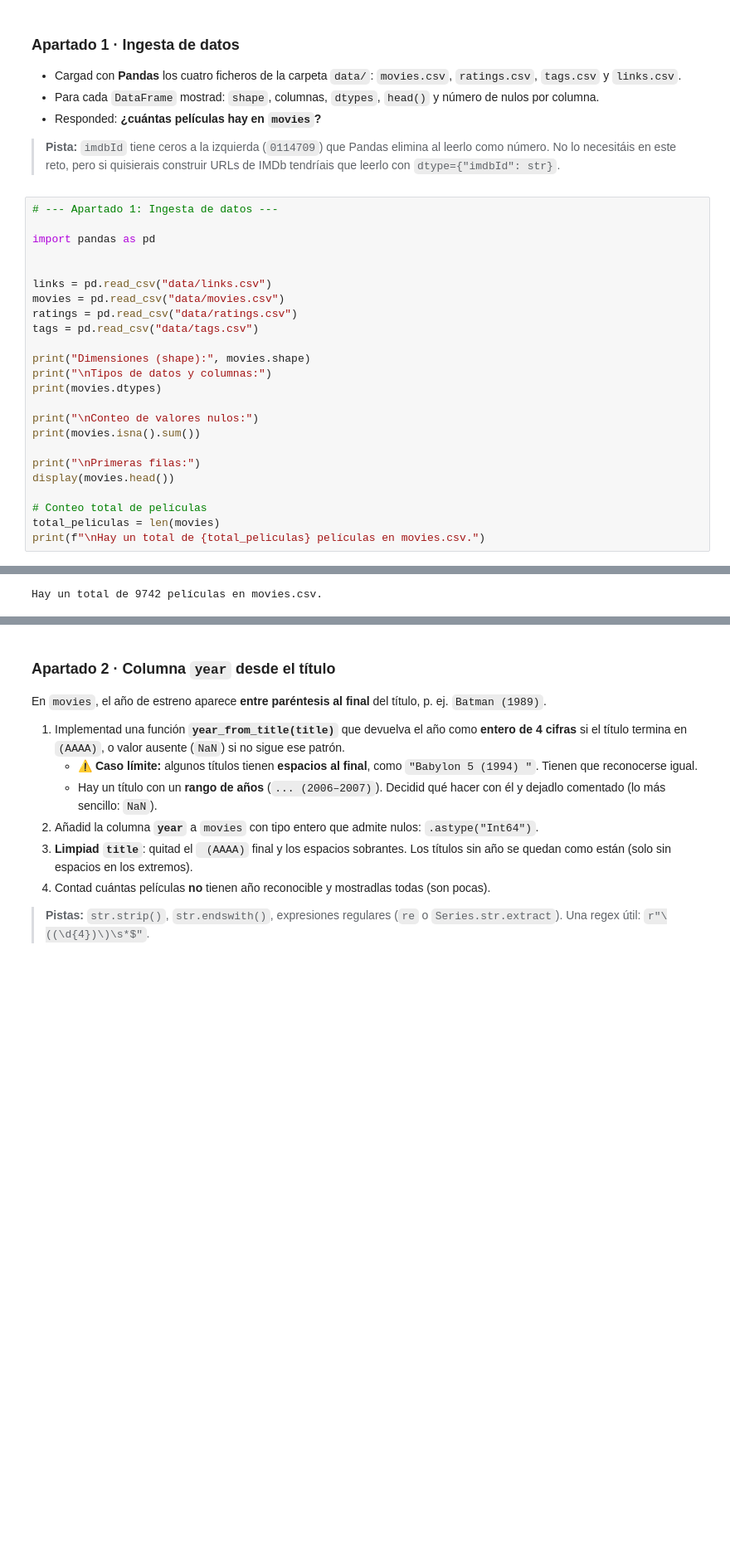
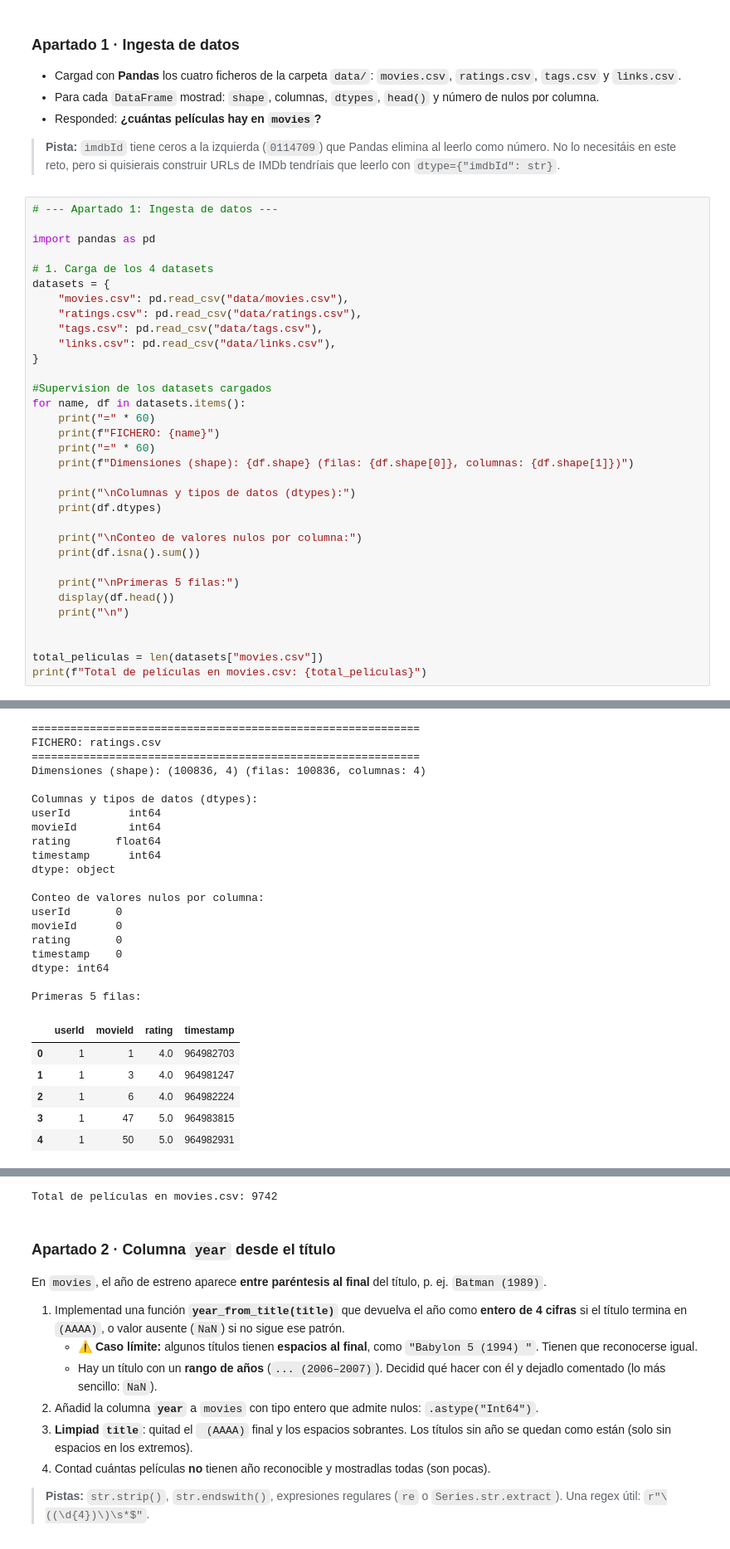
Before and after one commit to gonzalezsimancasalicia-cell/T10_Challenge, a Jupyter notebook: TC_01_Movies/01_ingesta_limpieza.ipynb, the cells around one changed output, grey strips where cells are left out. Shown at 83% size. Saved outputs shown, nothing was run; the diff lists cells and outputs as text; blank space fills up the shorter version.

Commit message:
Modificacion codigo ingesta de datos, faltaba por incluir el resto de csv

```diff
--- a/TC_01_Movies/01_ingesta_limpieza.ipynb
+++ b/TC_01_Movies/01_ingesta_limpieza.ipynb
@@ -26,23 +26,32 @@ Cargáis los cuatro CSV, los inspeccionáis y creáis la columna `year` a partir
 
 import pandas as pd
 
+# 1. Carga de los 4 datasets
+datasets = {
+    "movies.csv": pd.read_csv("data/movies.csv"),
+    "ratings.csv": pd.read_csv("data/ratings.csv"),
+    "tags.csv": pd.read_csv("data/tags.csv"),
+    "links.csv": pd.read_csv("data/links.csv"),
+}
 
-links = pd.read_csv("data/links.csv")
-movies = pd.read_csv("data/movies.csv")
-ratings = pd.read_csv("data/ratings.csv")
-tags = pd.read_csv("data/tags.csv")
+#Supervision de los datasets cargados
+for name, df in datasets.items():
+    print("=" * 60)
+    print(f"FICHERO: {name}")
+    print("=" * 60)
+    print(f"Dimensiones (shape): {df.shape} (filas: {df.shape[0]}, columnas: {df.shape[1]})")
 
-print("Dimensiones (shape):", movies.shape)
-print("\nTipos de datos y columnas:")
-print(movies.dtypes)
+    print("\nColumnas y tipos de datos (dtypes):")
+    print(df.dtypes)
 
-print("\nConteo de valores nulos:")
-print(movies.isna().sum())
+    print("\nConteo de valores nulos por columna:")
+    print(df.isna().sum())
 
-print("\nPrimeras filas:")
-display(movies.head())
+    print("\nPrimeras 5 filas:")
+    display(df.head())
+    print("\n")
 
-# Conteo total de películas
-total_peliculas = len(movies)
-print(f"\nHay un total de {total_peliculas} películas en movies.csv.")
+
+total_peliculas = len(datasets["movies.csv"])
+print(f"Total de películas en movies.csv: {total_peliculas}")
 # %% [output]
@@ -64,7 +76,32 @@ Primeras filas:
 |  | movieId | title | genres |
 | 0 | 1 | Toy Story (1995) | Adventure|Animation|Children|Come... |
 | 1 | 2 | Jumanji (1995) | Adventure|Children|Fantasy |
 | 2 | 3 | Grumpier Old Men (1995) | Comedy|Romance |
 | 3 | 4 | Waiting to Exhale (1995) | Comedy|Drama|Romance |
 | 4 | 5 | Father of the Bride Part II (1995) | Comedy |
-Hay un total de 9742 películas en movies.csv.
+============================================================
+FICHERO: ratings.csv
+============================================================
+Dimensiones (shape): (100836, 4) (filas: 100836, columnas: 4)
+
+Columnas y tipos de datos (dtypes):
+userId         int64
+movieId        int64
+rating       float64
+timestamp      int64
+dtype: object
+
+Conteo de valores nulos por columna:
+userId       0
+movieId      0
+rating       0
+timestamp    0
+dtype: int64
+
+Primeras 5 filas:
+|  | userId | movieId | rating | timestamp |
+| 0 | 1 | 1 | 4.0 | 964982703 |
+| 1 | 1 | 3 | 4.0 | 964981247 |
+| 2 | 1 | 6 | 4.0 | 964982224 |
+| 3 | 1 | 47 | 5.0 | 964983815 |
+| 4 | 1 | 50 | 5.0 | 964982931 |
@@ -71,3 +158,4 @@ Hay un total de 9742 películas en movies.csv.
+Total de películas en movies.csv: 9742
 # %% [markdown]
 ### Apartado 2 · Columna `year` desde el título
 
```
Also changed, not shown: parts of 1 cell of this notebook.
